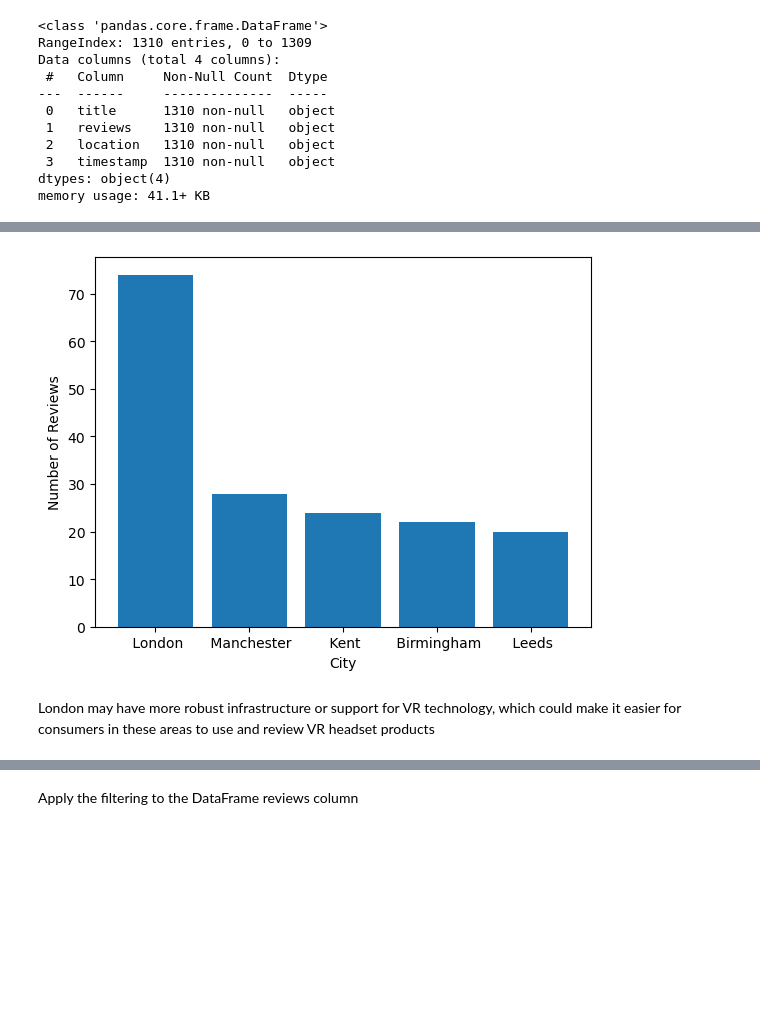
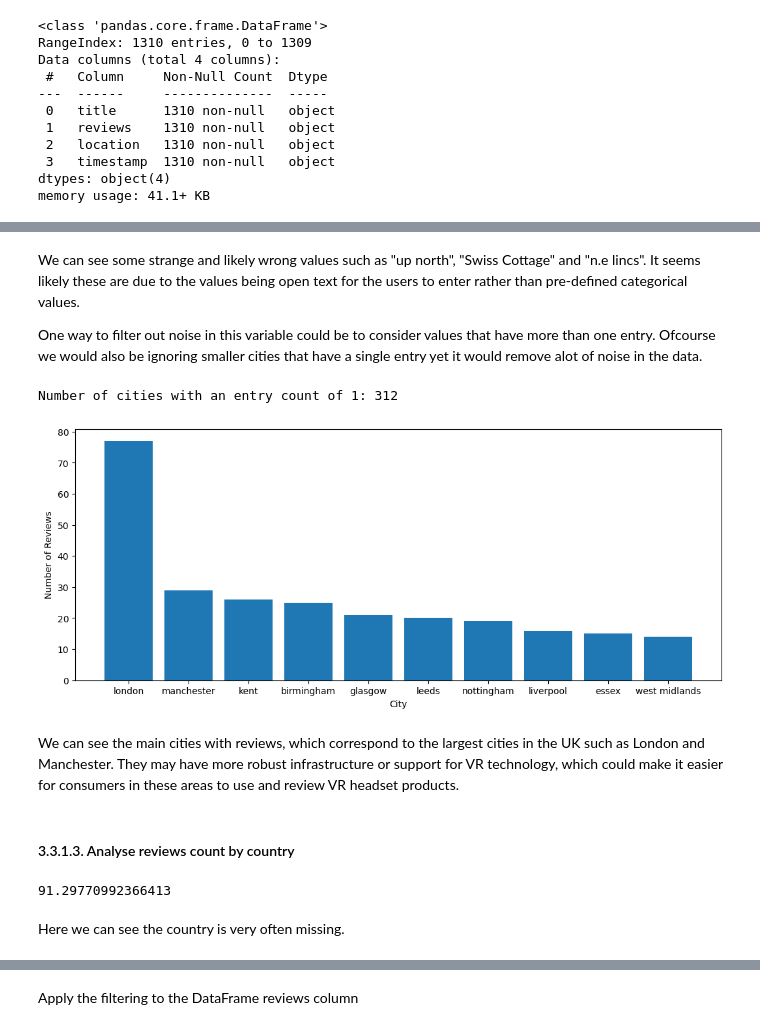
Before and after one commit to Ibrahim-Benkhedda/Meta-Quest-2-Sentiment-and-Topic-Analysis, a Jupyter notebook: meta-quest 2-customer-reviews-analysis,.ipynb, the cells around one changed output, grey strips where cells are left out. Saved outputs shown, nothing was run; the diff lists cells and outputs as text; code cells hidden in the pictures; blank space fills up the shorter version.

```diff
--- a/meta-quest 2-customer-reviews-analysis,.ipynb
+++ b/meta-quest 2-customer-reviews-analysis,.ipynb
@@ -430,16 +462,3 @@ The next step in our data preprocessing process is to preprocess the location da
 # %%
-def get_city_location(row):
-    # access value of the row in location column and stores it in value variable
-    value = row['location']
-    complete_location = re.split(r",", value)
-    try:
-        #third element gives us the name of the city of the customer
-        city_location = complete_location[2]
-    except:
-        # sets it to N/A
-        city_location = "N/A"
-
-    return city_location
-
-# apply the extract_city_location() function to each row of the dataframe in the location column
-df['location'] = df.apply(get_city_location, axis=1)
+df[["age", "city", "country"]] = df.location.str.split(',', expand=True).iloc[:, [1, 2, 3]]
+df = df.drop("location", axis=1)
@@ -447,0 +492,2 @@ df['location'] = df.apply(get_city_location, axis=1)
+# %%
+df["city"] = df["city"].str.lower().str.strip()
@@ -448,18 +514,36 @@ df['location'] = df.apply(get_city_location, axis=1)
+# %% [markdown]
+We can see some strange and likely wrong values such as "up north", "Swiss Cottage" and "n.e lincs". It seems likely these are due to the values being open text for the users to enter rather than pre-defined categorical values.
+
+One way to filter out noise in this variable could be to consider values that have more than one entry. Ofcourse we would also be ignoring smaller cities that have a single entry yet it would remove alot of noise in the data.
+# %%
+vc = df.city.value_counts()
+# we can extract cities with one value count
+cities_one_count = vc[vc == 1].index.to_list()
+print(f"Number of cities with an entry count of 1: {len(cities_one_count)}")
+df.city[df.city.isin(cities_one_count)] = np.nan
+# %% [output]
+Number of cities with an entry count of 1: 312
 # %%
-import matplotlib.pyplot as plt
-#create a new df that contains all the cities that isnt N\A
-filtered_df = df.loc[df['location'] != 'N/A']
+# get the top cities by using counter then sorting the values and finally get only the first 5
+top_cities = df['city'].value_counts().sort_values(ascending=False).head(10)
 
-# get the top cities by using counter then sorting the values and finally get only the first 5
-top_cities = filtered_df['location'].value_counts().sort_values(ascending=False).head(5)
-
-# Plot a bar chart of review counts by city
+fig = plt.figure(figsize = (12.8, 5))
+# plot a bar chart of review counts by city
 plt.bar(top_cities.index, top_cities)
 plt.xlabel('City')
 plt.ylabel('Number of Reviews')
 # show the plot
 plt.show()
 # %% [output]
-[figure, old version]
+[figure, new version]
 # %% [markdown]
-London may have more robust infrastructure or support for VR technology, which could make it easier for consumers in these areas to use and review VR headset products
+We can see the main cities with reviews, which correspond to the largest cities in the UK such as London and Manchester. They may have more robust infrastructure or support for VR technology, which could make it easier for consumers in these areas to use and review VR headset products.
+# %% [markdown]
+#### 3.3.1.3. Analyse reviews count by country
+# %%
+# Percentage of missing values
+df.country.isna().mean() * 100
+# %% [output]
+91.29770992366413
+# %% [markdown]
+Here we can see the country is very often missing.
```
Also changed, not shown: parts of 135 cells of this notebook.
